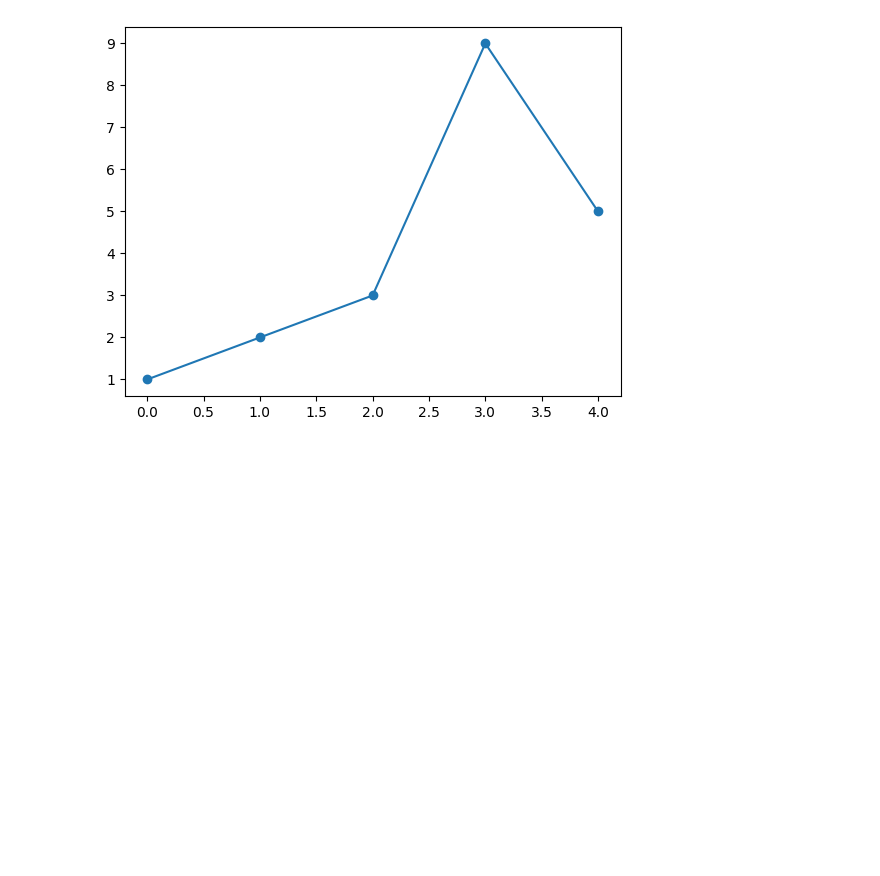
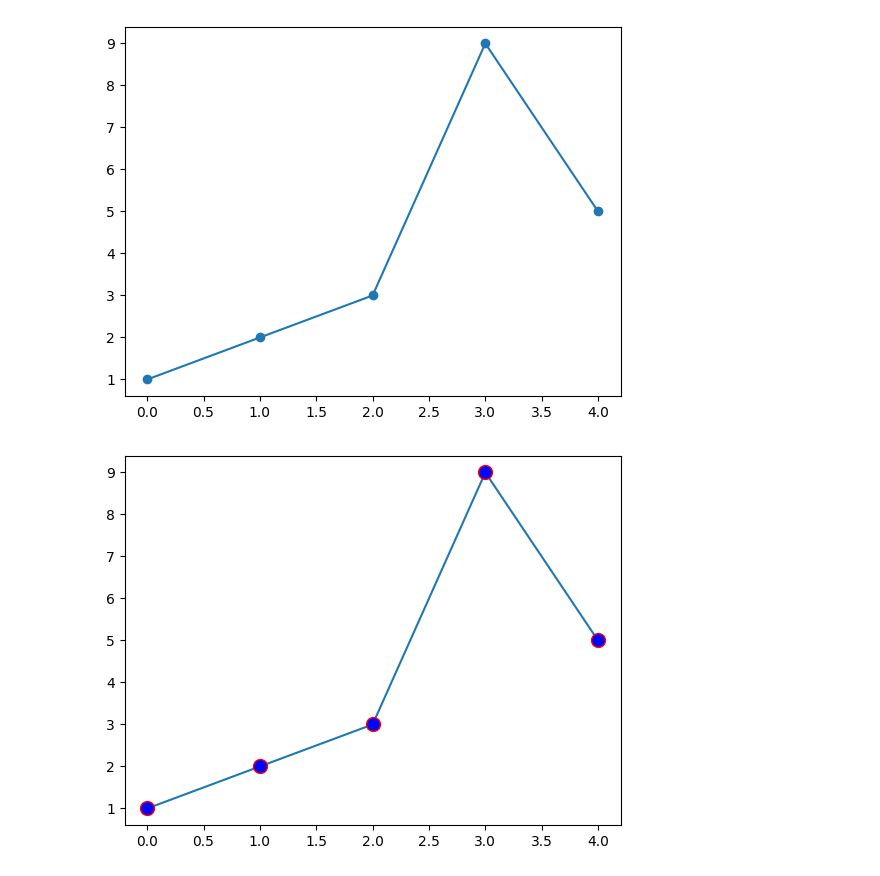
Before and after one commit to Bibek773/AI-ML-Research-Intern-2025, a Jupyter notebook: DataAnalysisAndVisualization/Matplotlib/matplotlib.ipynb, the cells around one changed output. Drawn from its saved outputs; the diff is of its cells as text; code cells hidden in the pictures; blank space fills up the shorter version.

```diff
--- a/DataAnalysisAndVisualization/Matplotlib/matplotlib.ipynb
+++ b/DataAnalysisAndVisualization/Matplotlib/matplotlib.ipynb
@@ -120,3 +148,10 @@ plt.show()
 # if x point not given it takes default value 0,1,2,3...
 # %% [output]
 [figure]
+# %%
+y= np.array([1, 2, 3, 9, 5])
+
+plt.plot(y, marker = 'o', ms=10, mec = 'r', mfc = 'b') #ms--> marker size #mec--> marker edge color #mfc--> marker face color
+plt.show()
+# %% [output]
+[figure, added]
```
Also changed, not shown: parts of 19 cells of this notebook.
